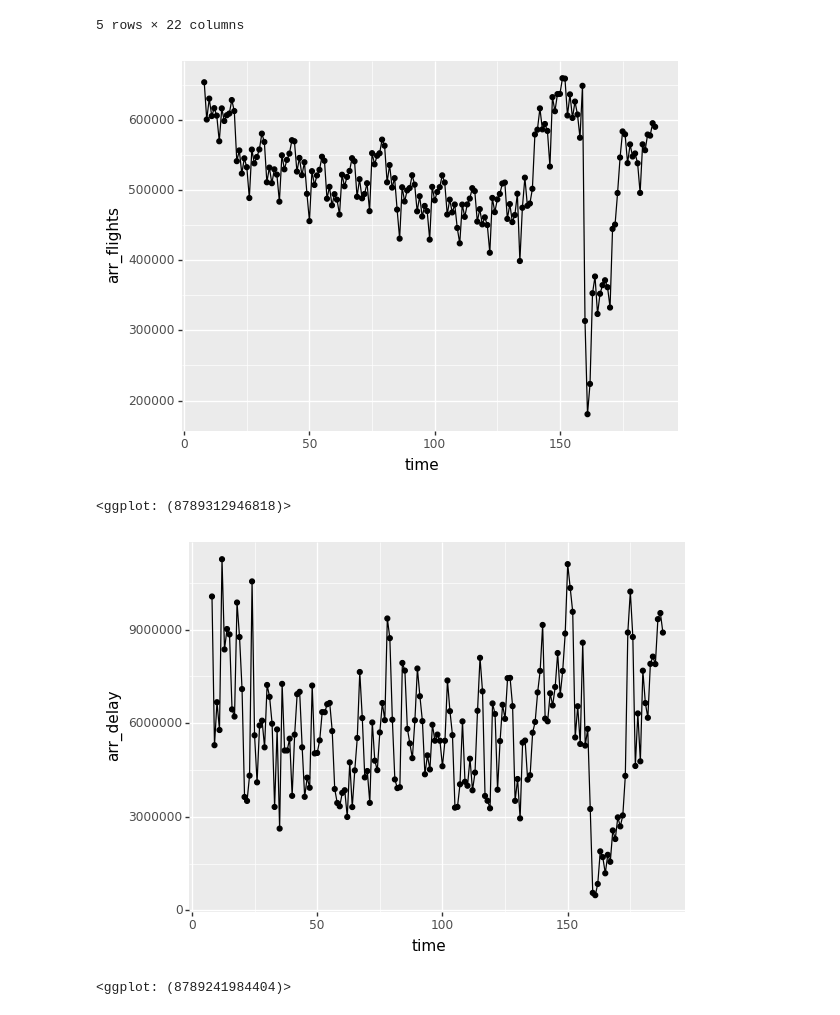
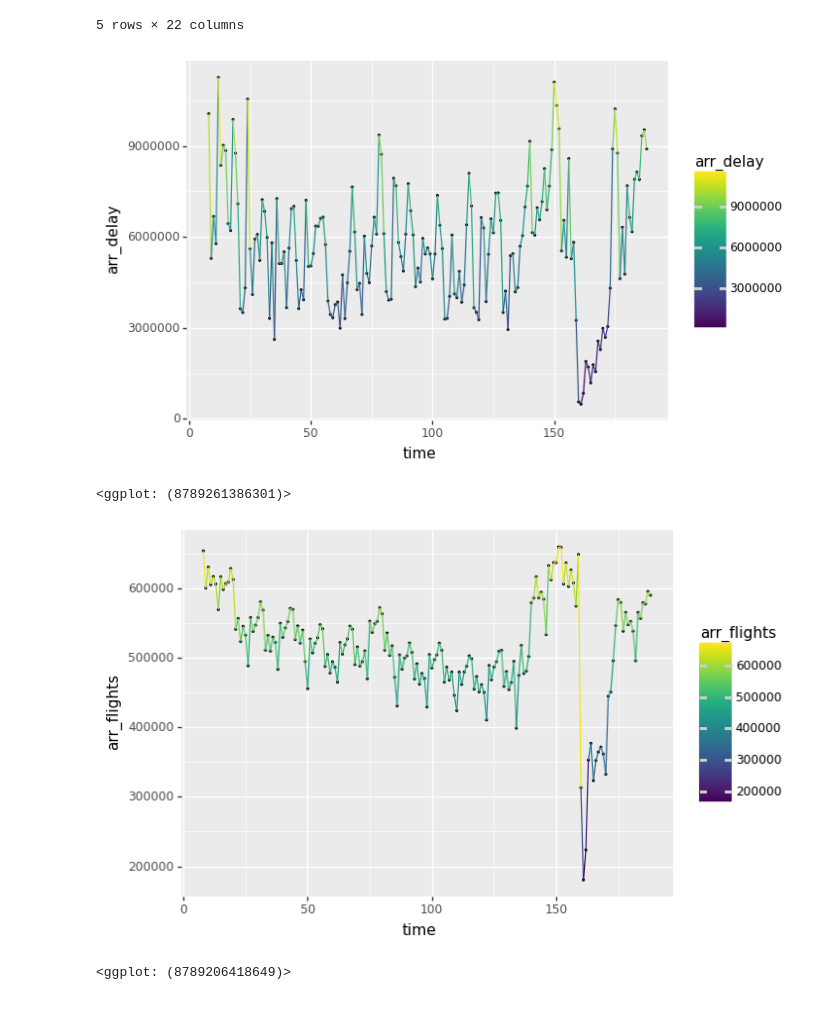
Before and after one commit to acsuf/US_Flight_Delays, a Jupyter notebook: python-project.ipynb, the cells around one changed output. Drawn from its saved outputs; the diff is of its cells as text; code cells hidden in the pictures.

Commit message:
adding plots

```diff
--- a/python-project.ipynb
+++ b/python-project.ipynb
@@ -26,10 +26,10 @@ tot_my = df.groupby(['time']).agg({'arr_flights': sum, 'arr_delay':sum}).reset_i
 # %%
 ## Before normalization, both of the plots
 
-ggplot(tot_my, aes(x='time', y='arr_flights'))+geom_point() +geom_line()
-ggplot(tot_my, aes(x='time', y='arr_delay'))+geom_point()+geom_line()
+ggplot(tot_my, aes(x='time', y='arr_delay'))+geom_point(size =0.25)+geom_line(aes(color='arr_delay'))
+ggplot(tot_my, aes(x='time', y='arr_flights'))+geom_point(size = 0.25) +geom_line(aes(color='arr_flights'))
 # %% [output]
-[figure, old version]
+[figure, new version]
-<ggplot: (8789312946818)>
+<ggplot: (8789261386301)>
-[figure, old version]
+[figure, new version]
-<ggplot: (8789241984404)>
+<ggplot: (8789206418649)>
```
Also changed, not shown: parts of 3 cells of this notebook.
